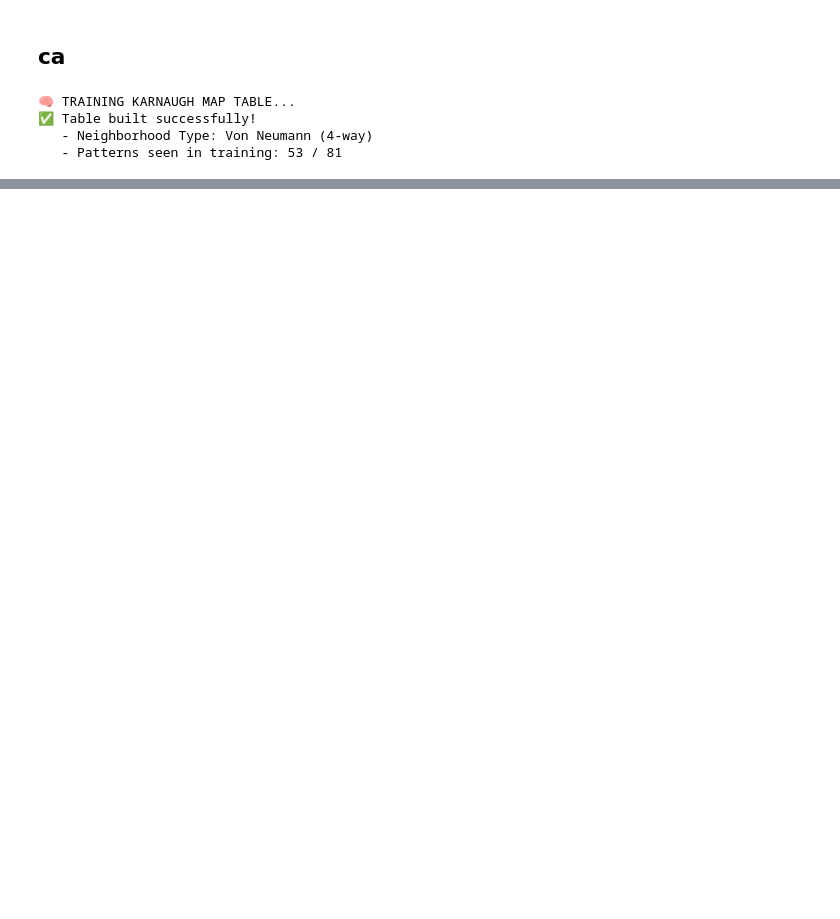
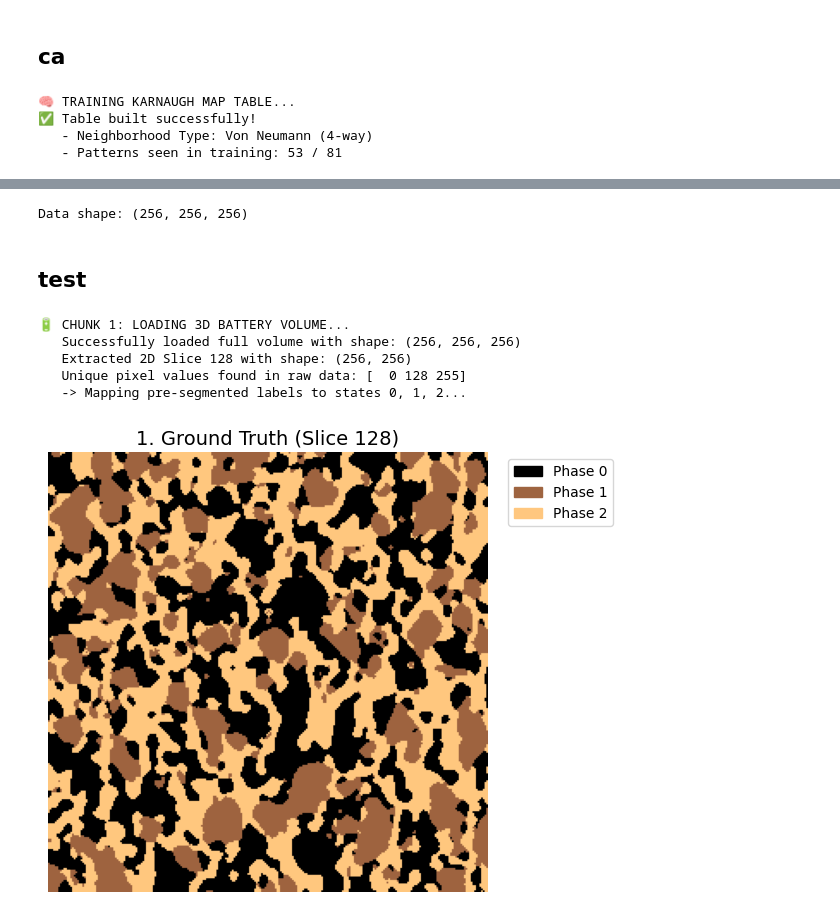
Before and after one commit to ioanb16/Growing-virtual-materials-cellular-automata-meets-geostatistics, a Jupyter notebook: notebooks/recovery-tests.ipynb, the cells around one changed output, grey strips where cells are left out. Cells and saved outputs as stored; diff of their text form; code cells hidden in the pictures; blank space fills up the shorter version.

Commit message:
prints of recon

```diff
--- a/notebooks/recovery-tests.ipynb
+++ b/notebooks/recovery-tests.ipynb
@@ -335,0 +321,68 @@ plt.show()
+# %%
+import tifffile
+
+# Read the file using tifffile (which is great for scientific data)
+data = tifffile.imread("../data/ThreePhase.tif")
+
+print(f"Data shape: {data.shape}")
+# %% [output]
+Data shape: (256, 256, 256)
+# %% [markdown]
+## test
+# %%
+import numpy as np
+import matplotlib.pyplot as plt
+import tifffile
+from matplotlib.patches import Patch
+
+print("🔋 CHUNK 1: LOADING 3D BATTERY VOLUME...")
+IMAGE_PATH = "../data/ThreePhase.tif"
+GRID_SIZE = 256
+
+# 1. Load the full 3D array
+volume = tifffile.imread(IMAGE_PATH)
+print(f"   Successfully loaded full volume with shape: {volume.shape}")
+
+# 2. Extract a 2D slice from the center of the Z-axis
+slice_index = volume.shape[0] // 2
+arr = volume[slice_index, :, :]
+print(f"   Extracted 2D Slice {slice_index} with shape: {arr.shape}")
+
+# 3. Standardize the data labels to strictly map to integers 0, 1, and 2
+unique_vals = np.unique(arr)
+print(f"   Unique pixel values found in raw data: {unique_vals}")
+
+if len(unique_vals) > 3:
+    print("   -> Quantizing grayscale values into 3 distinct phases...")
+    t1, t2 = np.percentile(arr, 33), np.percentile(arr, 66)
+    real_map = np.zeros_like(arr, dtype=int)
+    real_map[(arr >= t1) & (arr < t2)] = 1
+    real_map[arr >= t2] = 2
+else:
+    print("   -> Mapping pre-segmented labels to states 0, 1, 2...")
+    real_map = np.zeros_like(arr, dtype=int)
+    for i, val in enumerate(np.sort(unique_vals)):
+        real_map[arr == val] = i
+
+# 4. Plot the Ground Truth Slice
+plt.figure(figsize=(6, 6))
+cmap = 'copper'
+plt.imshow(real_map, cmap=cmap, vmin=0, vmax=2)
+plt.title(f"1. Ground Truth (Slice {slice_index})", fontsize=14)
+plt.axis('off')
+
+# Setup shared legend elements for later chunks
+labels = ['Phase 0', 'Phase 1', 'Phase 2']
+colormap = plt.colormaps[cmap]
+patches = [Patch(color=colormap(p/2), label=labels[p]) for p in [0, 1, 2]]
+plt.legend(handles=patches, loc='upper right', bbox_to_anchor=(1.3, 1))
+
+plt.tight_layout()
+plt.show()
+# %% [output]
+🔋 CHUNK 1: LOADING 3D BATTERY VOLUME...
+   Successfully loaded full volume with shape: (256, 256, 256)
+   Extracted 2D Slice 128 with shape: (256, 256)
+   Unique pixel values found in raw data: [  0 128 255]
+   -> Mapping pre-segmented labels to states 0, 1, 2...
+[figure, added]
```
Also changed, not shown: parts of 7 cells of this notebook.
